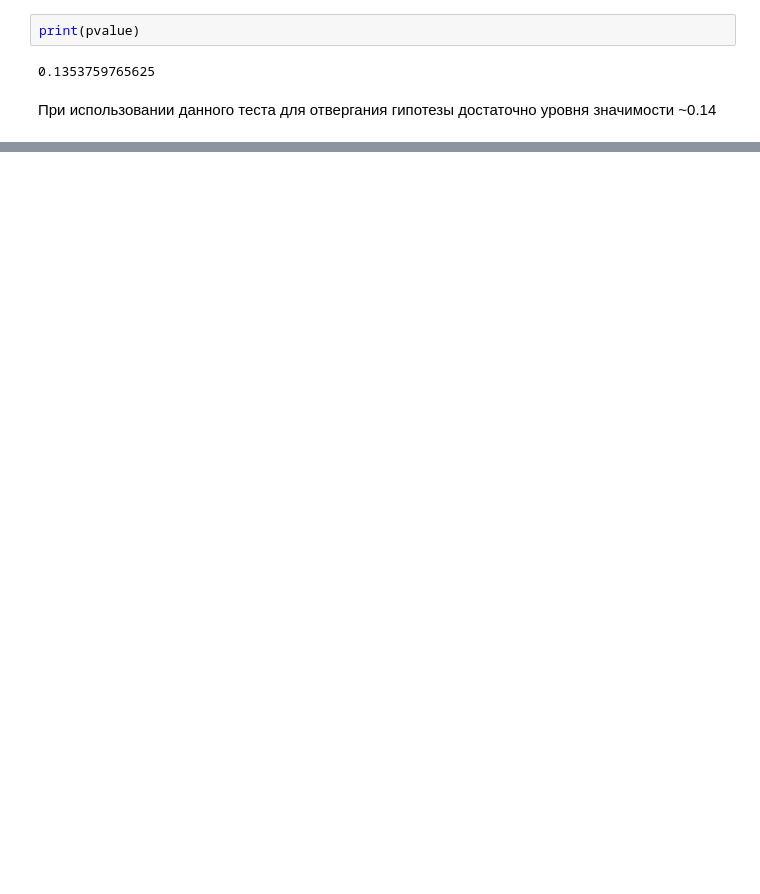
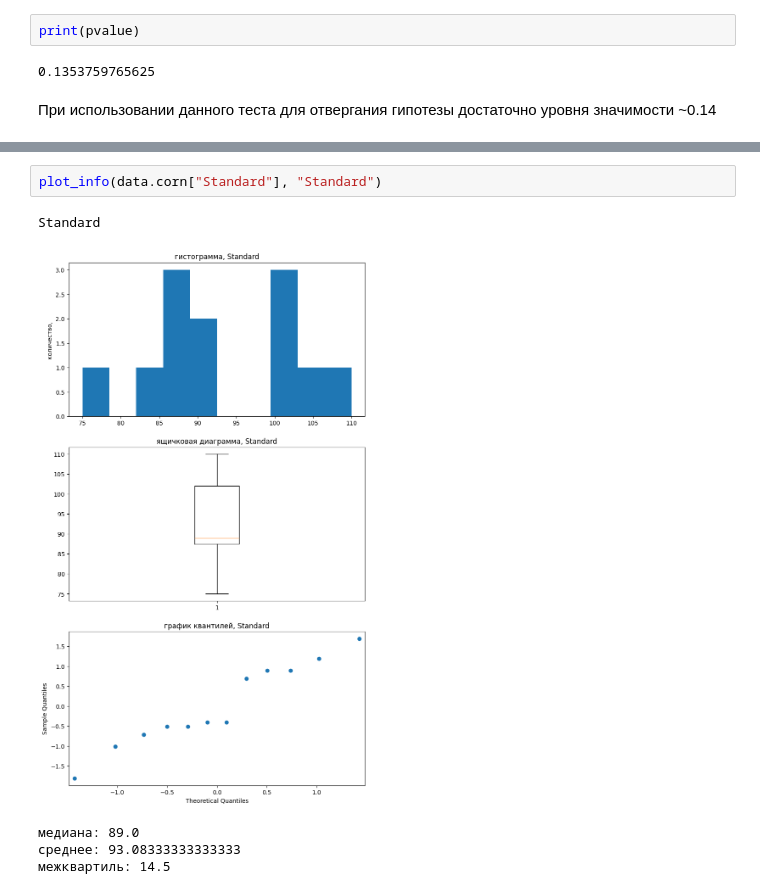
Before and after one commit to vasilisadergacheva/hw_stats, a Jupyter notebook: main.ipynb, the cells around one changed output, grey strips where cells are left out. Drawn from its saved outputs; the diff is of its cells as text; blank space fills up the shorter version.

```diff
--- a/main.ipynb
+++ b/main.ipynb
@@ -175,0 +212,8 @@ print(pvalue)
+# %%
+plot_info(data.corn["Standard"], "Standard")
+# %% [output]
+Standard
+[figure, added]
+медиана: 89.0
+среднее: 93.08333333333333
+межквартиль: 14.5
```
Also changed, not shown: parts of 9 cells of this notebook.
